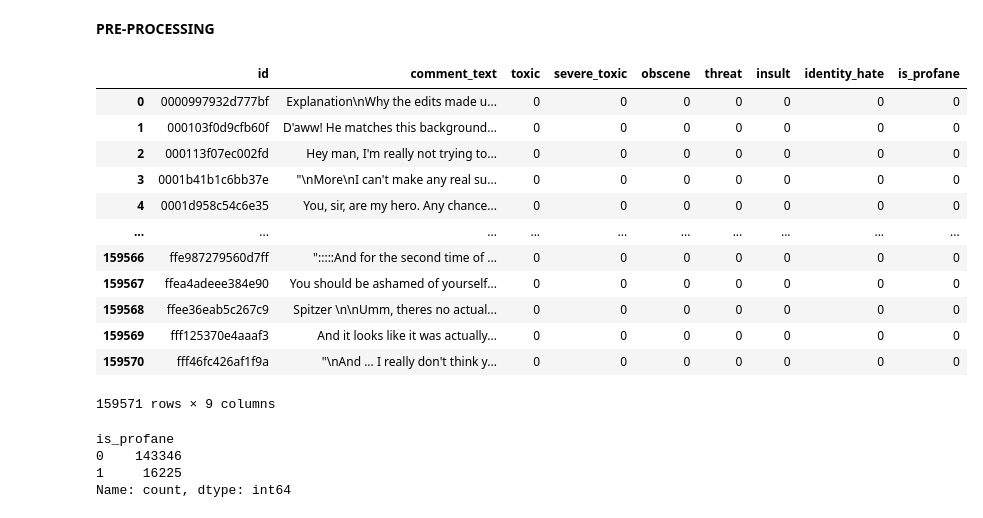
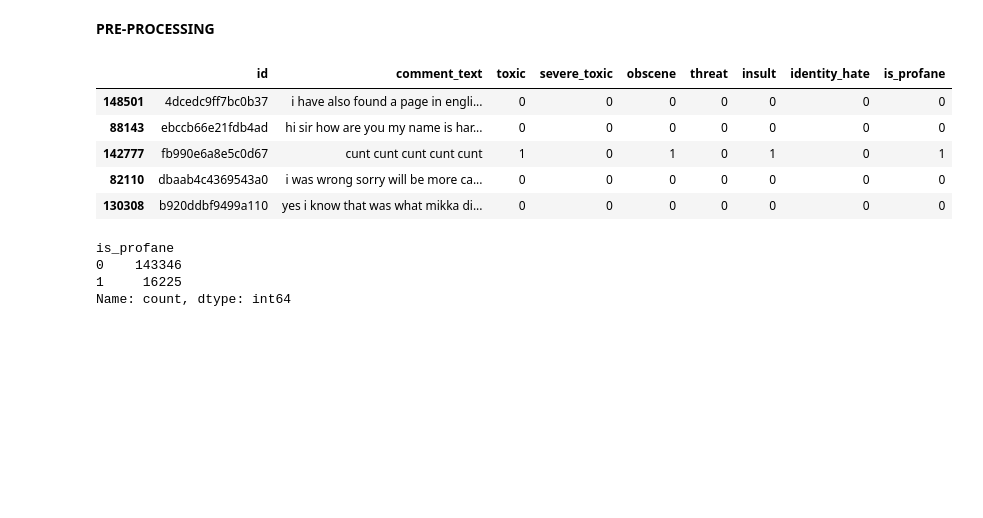
Before and after one commit to kartik23-2/Profanity_detect_model, a Jupyter notebook: profanity_detect.ipynb, the cells around one changed output. Cells and saved outputs as stored; diff of their text form; code cells hidden in the pictures; blank space fills up the shorter version.

```diff
--- a/profanity_detect.ipynb
+++ b/profanity_detect.ipynb
@@ -59,21 +57,15 @@ columns_lst=['toxic','severe_toxic','obscene','threat','insult','identity_hate']
-# %%
-df['is_profane'] = df[columns_lst].any(axis=1).astype(int) #if any of column is 1, then it is profane
+# %%
+df['is_profane'] = df.drop(columns= ['id','comment_text']).any(axis=1).astype(int)
+#if any of column is 1, then it is profane
 # %%
-df
+df.sample(5)
 # %% [output]
 |  | id | comment_text | toxic | severe_toxic | obscene | threat | insult | identity_hate | is_profane |
-| 0 | 0000997932d777bf | Explanation\nWhy the edits made u... | 0 | 0 | 0 | 0 | 0 | 0 | 0 |
-| 1 | 000103f0d9cfb60f | D'aww! He matches this background... | 0 | 0 | 0 | 0 | 0 | 0 | 0 |
-| 2 | 000113f07ec002fd | Hey man, I'm really not trying to... | 0 | 0 | 0 | 0 | 0 | 0 | 0 |
-| 3 | 0001b41b1c6bb37e | "\nMore\nI can't make any real su... | 0 | 0 | 0 | 0 | 0 | 0 | 0 |
-| 4 | 0001d958c54c6e35 | You, sir, are my hero. Any chance... | 0 | 0 | 0 | 0 | 0 | 0 | 0 |
-| ... | ... | ... | ... | ... | ... | ... | ... | ... | ... |
-| 159566 | ffe987279560d7ff | ":::::And for the second time of ... | 0 | 0 | 0 | 0 | 0 | 0 | 0 |
-| 159567 | ffea4adeee384e90 | You should be ashamed of yourself... | 0 | 0 | 0 | 0 | 0 | 0 | 0 |
-| 159568 | ffee36eab5c267c9 | Spitzer \n\nUmm, theres no actual... | 0 | 0 | 0 | 0 | 0 | 0 | 0 |
-| 159569 | fff125370e4aaaf3 | And it looks like it was actually... | 0 | 0 | 0 | 0 | 0 | 0 | 0 |
-| 159570 | fff46fc426af1f9a | "\nAnd ... I really don't think y... | 0 | 0 | 0 | 0 | 0 | 0 | 0 |
+| 148501 | 4dcedc9ff7bc0b37 | i have also found a page in engli... | 0 | 0 | 0 | 0 | 0 | 0 | 0 |
+| 88143 | ebccb66e21fdb4ad | hi sir how are you my name is har... | 0 | 0 | 0 | 0 | 0 | 0 | 0 |
+| 142777 | fb990e6a8e5c0d67 | cunt cunt cunt cunt cunt | 1 | 0 | 1 | 0 | 1 | 0 | 1 |
+| 82110 | dbaab4c4369543a0 | i was wrong sorry will be more ca... | 0 | 0 | 0 | 0 | 0 | 0 | 0 |
+| 130308 | b920ddbf9499a110 | yes i know that was what mikka di... | 0 | 0 | 0 | 0 | 0 | 0 | 0 |
-159571 rows × 9 columns
 # %%
 df['is_profane'].value_counts()
 #it shows more 0s than 1s.
```
Also changed, not shown: parts of 5 cells of this notebook.
